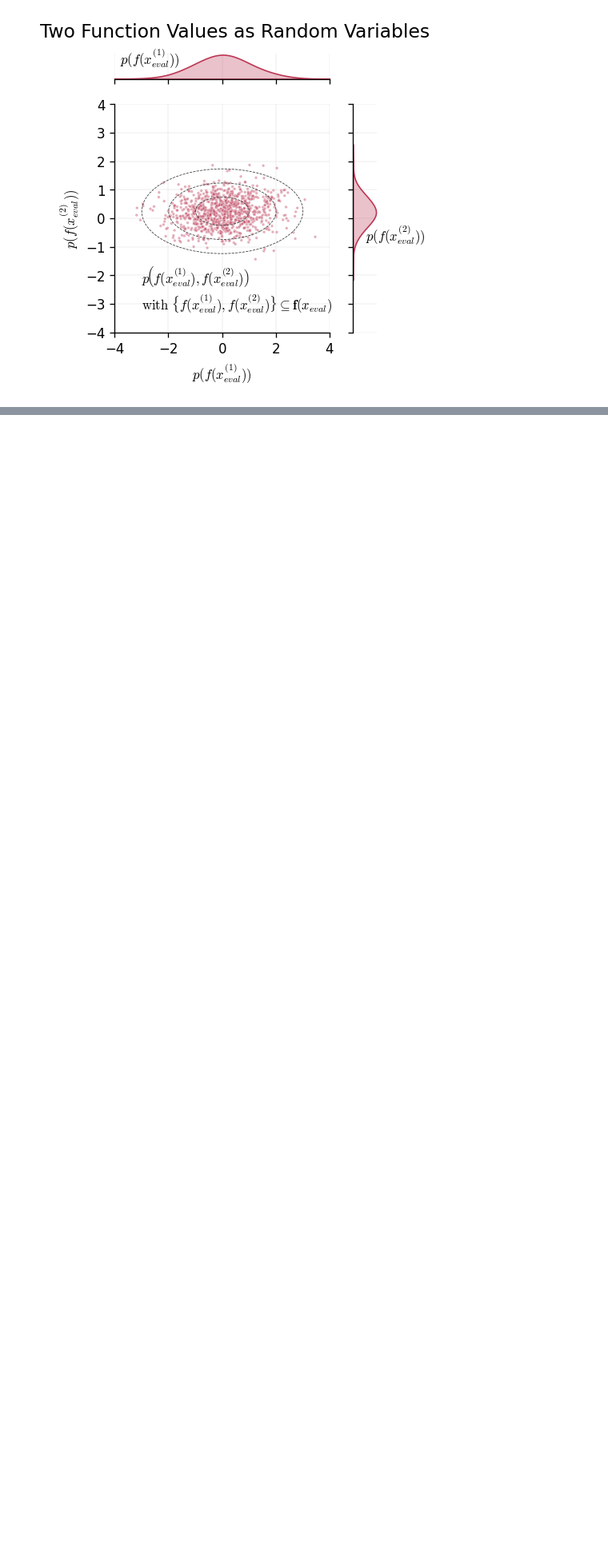
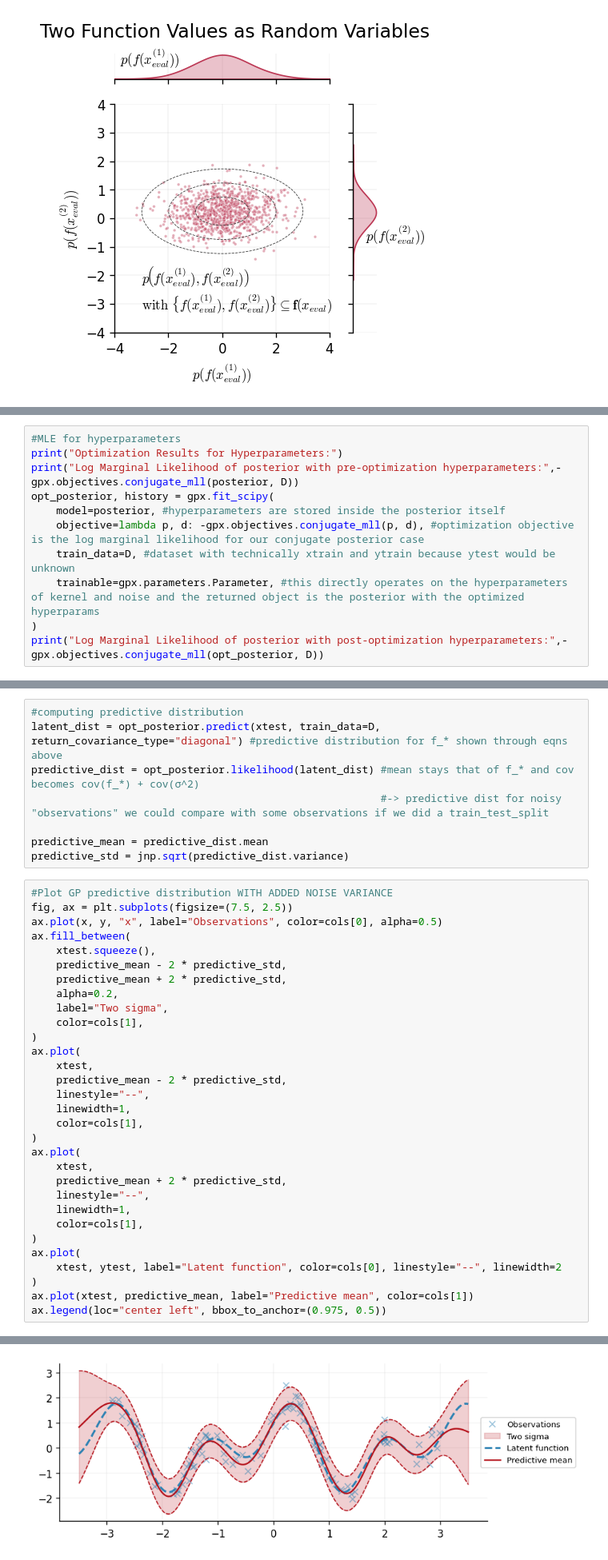
Before and after one commit to alexp200/GPJax, a Jupyter notebook: alex/GPs_TLDR.ipynb, the cells around one changed output, grey strips where cells are left out. Shown at 80% size. Saved outputs shown, nothing was run; the diff lists cells and outputs as text; blank space fills up the shorter version.

```diff
--- a/alex/GPs_TLDR.ipynb
+++ b/alex/GPs_TLDR.ipynb
@@ -212,0 +293,11 @@ $\begin{equation}
+# %%
+#MLE for hyperparameters
+print("Optimization Results for Hyperparameters:")
+print("Log Marginal Likelihood of posterior with pre-optimization hyperparameters:",-gpx.objectives.conjugate_mll(posterior, D))
+opt_posterior, history = gpx.fit_scipy(
+    model=posterior, #hyperparameters are stored inside the posterior itself
+    objective=lambda p, d: -gpx.objectives.conjugate_mll(p, d), #optimization objective is the log marginal likelihood for our conjugate posterior case
+    train_data=D, #dataset with technically xtrain and ytrain because ytest would be unknown
+    trainable=gpx.parameters.Parameter, #this directly operates on the hyperparameters of kernel and noise and the returned object is the posterior with the optimized hyperparams
+)
+print("Log Marginal Likelihood of posterior with post-optimization hyperparameters:",-gpx.objectives.conjugate_mll(opt_posterior, D))
@@ -212,0 +315,40 @@ $\begin{equation}
+# %%
+#computing predictive distribution
+latent_dist = opt_posterior.predict(xtest, train_data=D, return_covariance_type="diagonal") #predictive distribution for f_* shown through eqns above
+predictive_dist = opt_posterior.likelihood(latent_dist) #mean stays that of f_* and cov becomes cov(f_*) + cov(σ^2)
+                                                        #-> predictive dist for noisy "observations" we could compare with some observations if we did a train_test_split
+
+predictive_mean = predictive_dist.mean
+predictive_std = jnp.sqrt(predictive_dist.variance)
+# %%
+#Plot GP predictive distribution WITH ADDED NOISE VARIANCE
+fig, ax = plt.subplots(figsize=(7.5, 2.5))
+ax.plot(x, y, "x", label="Observations", color=cols[0], alpha=0.5)
+ax.fill_between(
+    xtest.squeeze(),
+    predictive_mean - 2 * predictive_std,
+    predictive_mean + 2 * predictive_std,
+    alpha=0.2,
+    label="Two sigma",
+    color=cols[1],
+)
+ax.plot(
+    xtest,
+    predictive_mean - 2 * predictive_std,
+    linestyle="--",
+    linewidth=1,
+    color=cols[1],
+)
+ax.plot(
+    xtest,
+    predictive_mean + 2 * predictive_std,
+    linestyle="--",
+    linewidth=1,
+    color=cols[1],
+)
+ax.plot(
+    xtest, ytest, label="Latent function", color=cols[0], linestyle="--", linewidth=2
+)
+ax.plot(xtest, predictive_mean, label="Predictive mean", color=cols[1])
+ax.legend(loc="center left", bbox_to_anchor=(0.975, 0.5))
+# %% [output]
@@ -212,0 +356 @@ $\begin{equation}
+[figure, added]
```
Also changed, not shown: parts of 11 cells of this notebook.
